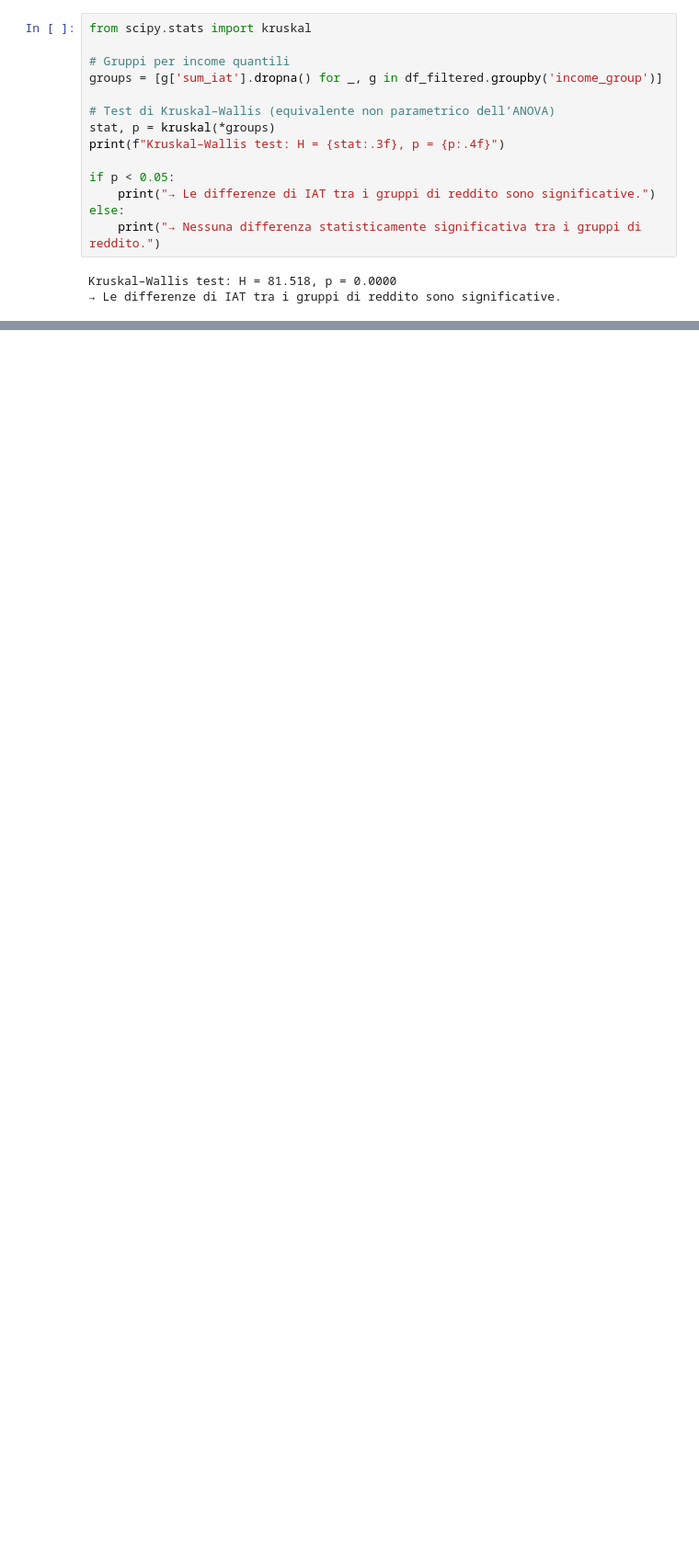
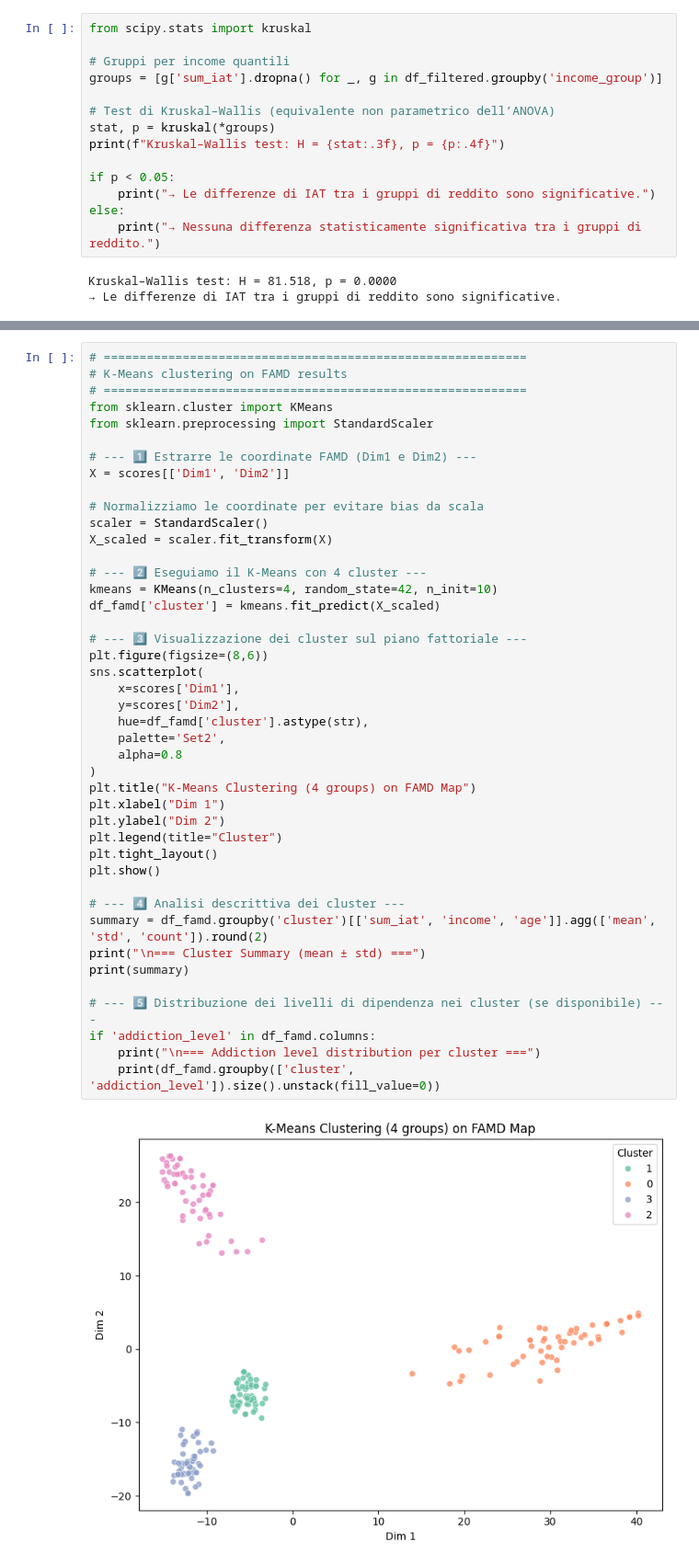
Before and after one commit to francescaius/ehealth2025_gruppo12, a Jupyter notebook: eHealthProject_20252026/dataset_analysis.ipynb, the cells around one changed output, grey strips where cells are left out. Shown at 92% size. Drawn from its saved outputs; the diff is of its cells as text; blank space fills up the shorter version.

Commit message:
Add files via upload
nuova versione di tutte le analisi statistiche complete

```diff
--- a/eHealthProject_20252026/dataset_analysis.ipynb
+++ b/eHealthProject_20252026/dataset_analysis.ipynb
@@ -995,0 +1139,45 @@ Kruskal–Wallis test: H = 81.518, p = 0.0000
+# %%
+# ===========================================================
+# K-Means clustering on FAMD results
+# ===========================================================
+from sklearn.cluster import KMeans
+from sklearn.preprocessing import StandardScaler
+
+# --- 1️⃣ Estrarre le coordinate FAMD (Dim1 e Dim2) ---
+X = scores[['Dim1', 'Dim2']]
+
+# Normalizziamo le coordinate per evitare bias da scala
+scaler = StandardScaler()
+X_scaled = scaler.fit_transform(X)
+
+# --- 2️⃣ Eseguiamo il K-Means con 4 cluster ---
+kmeans = KMeans(n_clusters=4, random_state=42, n_init=10)
+df_famd['cluster'] = kmeans.fit_predict(X_scaled)
+
+# --- 3️⃣ Visualizzazione dei cluster sul piano fattoriale ---
+plt.figure(figsize=(8,6))
+sns.scatterplot(
+    x=scores['Dim1'],
+    y=scores['Dim2'],
+    hue=df_famd['cluster'].astype(str),
+    palette='Set2',
+    alpha=0.8
+)
+plt.title("K-Means Clustering (4 groups) on FAMD Map")
+plt.xlabel("Dim 1")
+plt.ylabel("Dim 2")
+plt.legend(title="Cluster")
+plt.tight_layout()
+plt.show()
+
+# --- 4️⃣ Analisi descrittiva dei cluster ---
+summary = df_famd.groupby('cluster')[['sum_iat', 'income', 'age']].agg(['mean', 'std', 'count']).round(2)
+print("\n=== Cluster Summary (mean ± std) ===")
+print(summary)
+
+# --- 5️⃣ Distribuzione dei livelli di dipendenza nei cluster (se disponibile) ---
+if 'addiction_level' in df_famd.columns:
+    print("\n=== Addiction level distribution per cluster ===")
+    print(df_famd.groupby(['cluster', 'addiction_level']).size().unstack(fill_value=0))
+# %% [output]
+[figure, added]
```
Also changed, not shown: parts of 26 cells of this notebook.
